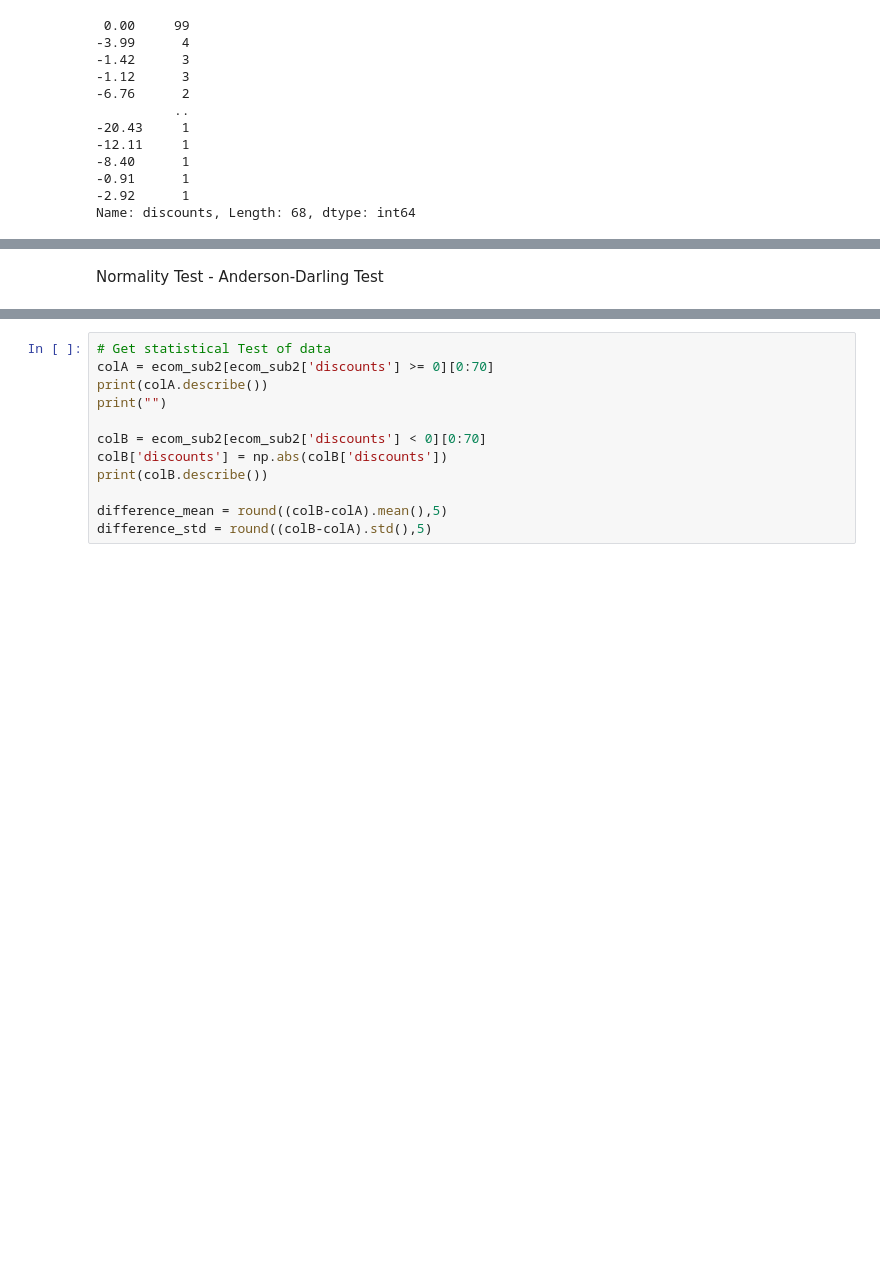
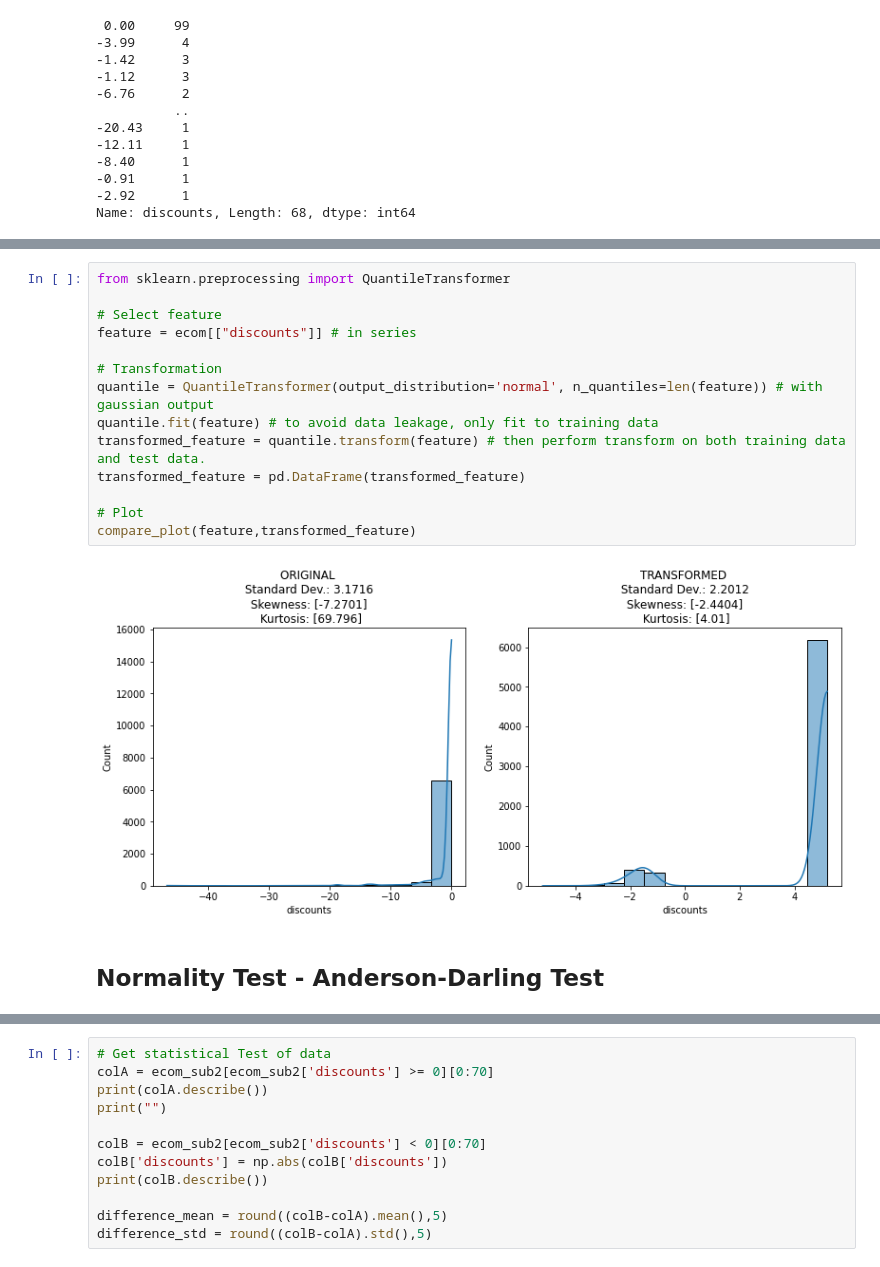
Before and after one commit to VincentChong123/1sutd-stats-team5-prj, a Jupyter notebook: Team_5_Project_(JH)_v1_1.ipynb, the cells around one changed output, grey strips where cells are left out. Cells and saved outputs as stored; diff of their text form; blank space fills up the shorter version.

```diff
--- a/Team_5_Project_(JH)_v1_1.ipynb
+++ b/Team_5_Project_(JH)_v1_1.ipynb
@@ -2163,5 +2170,21 @@ plt.show()
+# %%
+from sklearn.preprocessing import QuantileTransformer
+
+# Select feature
+feature = ecom[["discounts"]] # in series
+
+# Transformation
+quantile = QuantileTransformer(output_distribution='normal', n_quantiles=len(feature)) # with gaussian output
+quantile.fit(feature) # to avoid data leakage, only fit to training data
+transformed_feature = quantile.transform(feature) # then perform transform on both training data and test data.
+transformed_feature = pd.DataFrame(transformed_feature)
+
+# Plot
+compare_plot(feature,transformed_feature)
+# %% [output]
+[figure, added]
 # %% [markdown]
-Normality Test - Anderson-Darling Test
+## **Normality Test - Anderson-Darling Test**
 # %%
 # Anderson-Darling test
 from statsmodels.stats.diagnostic import normal_ad
```
Also changed, not shown: parts of 29 cells of this notebook.
